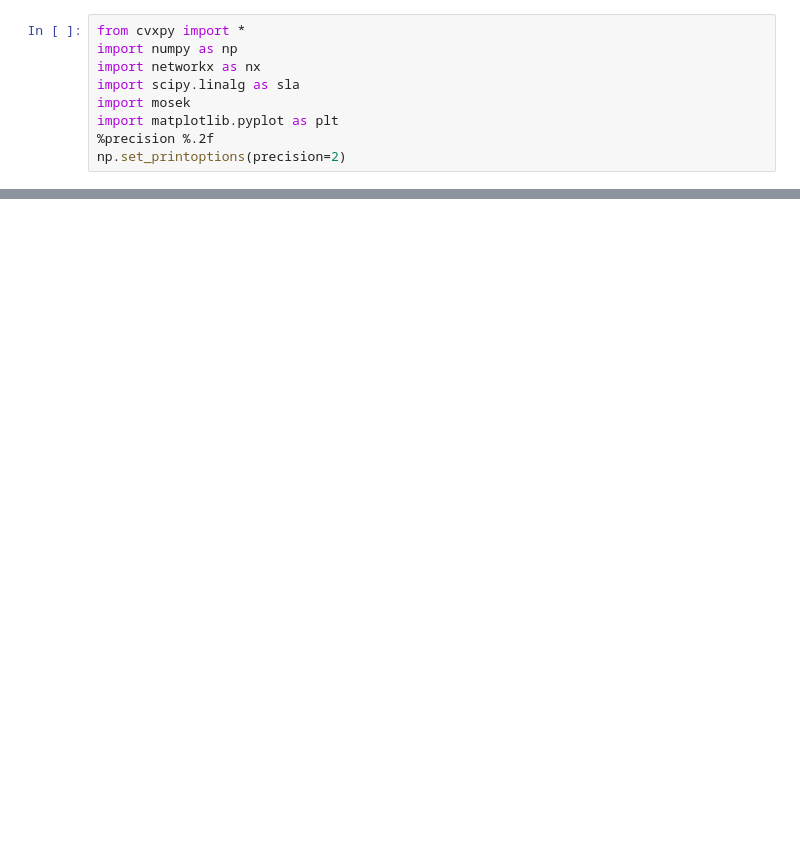
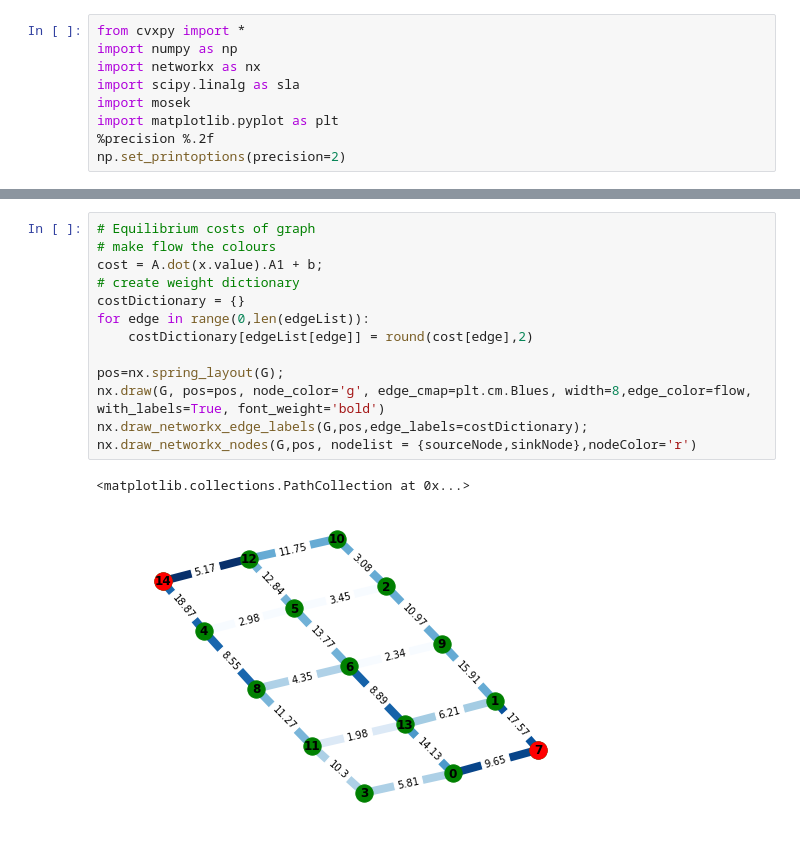
Before and after one commit to danjcalderone/mdp, a Jupyter notebook: Simulations/RoutingSim.ipynb, the cells around one changed output, grey strips where cells are left out. Drawn from its saved outputs; the diff is of its cells as text; blank space fills up the shorter version.

```diff
--- a/Simulations/RoutingSim.ipynb
+++ b/Simulations/RoutingSim.ipynb
@@ -72,0 +106,16 @@ warRes = wardrop.solve(solver=MOSEK)
+# %%
+# Equilibrium costs of graph
+# make flow the colours
+cost = A.dot(x.value).A1 + b;
+# create weight dictionary
+costDictionary = {}
+for edge in range(0,len(edgeList)):
+    costDictionary[edgeList[edge]] = round(cost[edge],2)
+
+pos=nx.spring_layout(G);
+nx.draw(G, pos=pos, node_color='g', edge_cmap=plt.cm.Blues, width=8,edge_color=flow, with_labels=True, font_weight='bold')
+nx.draw_networkx_edge_labels(G,pos,edge_labels=costDictionary);
+nx.draw_networkx_nodes(G,pos, nodelist = {sourceNode,sinkNode},nodeColor='r')
+# %% [output]
+<matplotlib.collections.PathCollection at 0x...>
+[figure, added]
```
Also changed, not shown: parts of 7 cells of this notebook.
